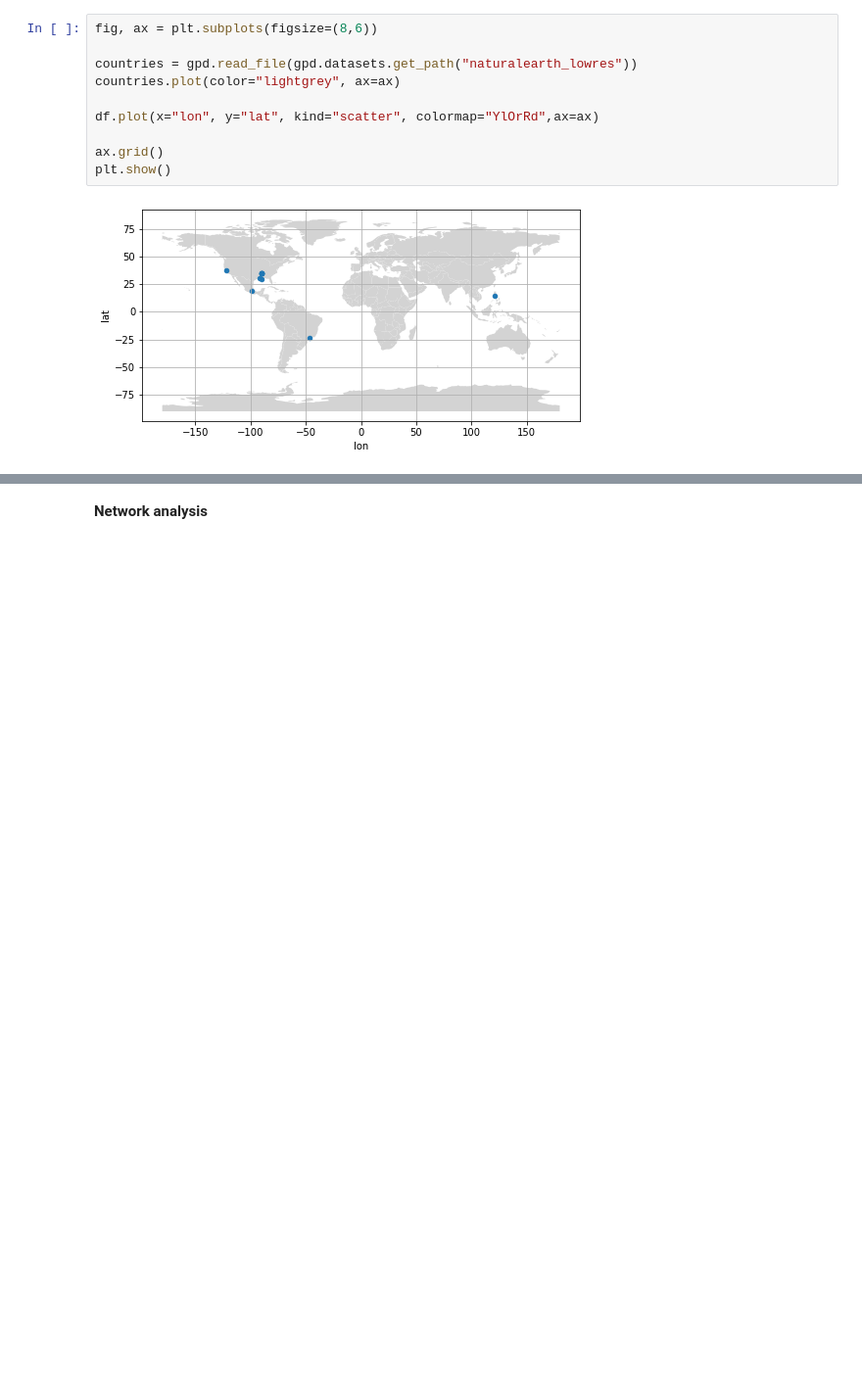
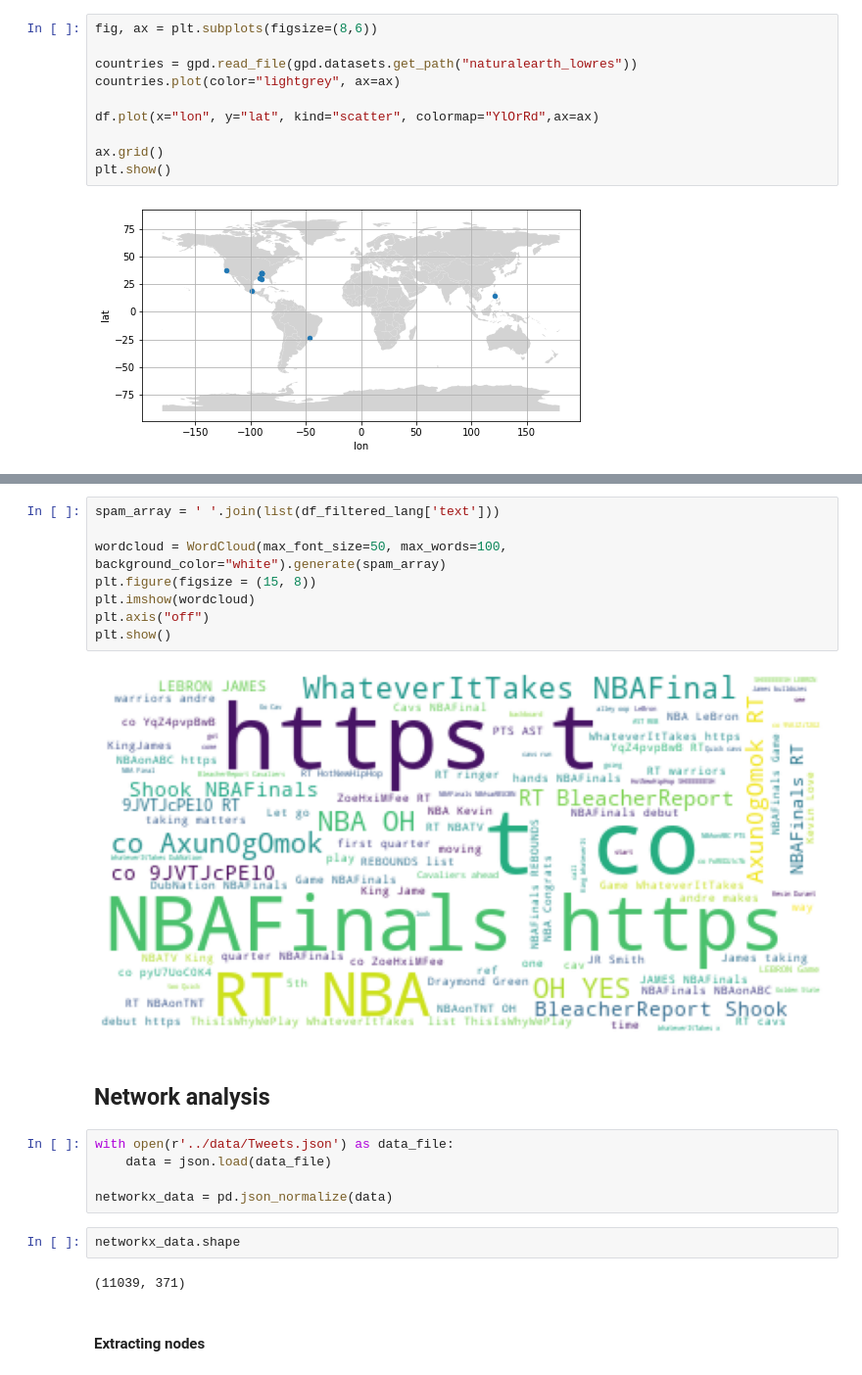
Before and after one commit to Maneesha24/Network-and-Sentiment-Analysis-of-Tweets-Cavaliers-vs.-Warriors-NBA-Final-2018-, a Jupyter notebook: code/Project.ipynb, the cells around one changed output, grey strips where cells are left out. Shown at 98% size. Cells and saved outputs as stored; diff of their text form; blank space fills up the shorter version.

```diff
--- a/code/Project.ipynb
+++ b/code/Project.ipynb
@@ -61,2 +75,23 @@ plt.show()
+# %%
+spam_array = ' '.join(list(df_filtered_lang['text']))
+
+wordcloud = WordCloud(max_font_size=50, max_words=100, background_color="white").generate(spam_array)
+plt.figure(figsize = (15, 8))
+plt.imshow(wordcloud)
+plt.axis("off")
+plt.show()
+# %% [output]
+[figure, added]
 # %% [markdown]
-**Network analysis**
+## Network analysis
+# %%
+with open(r'../data/Tweets.json') as data_file:
+    data = json.load(data_file)
+
+networkx_data = pd.json_normalize(data)
+# %%
+networkx_data.shape
+# %% [output]
+(11039, 371)
+# %% [markdown]
+#### Extracting nodes
```
Also changed, not shown: parts of 28 cells of this notebook.
